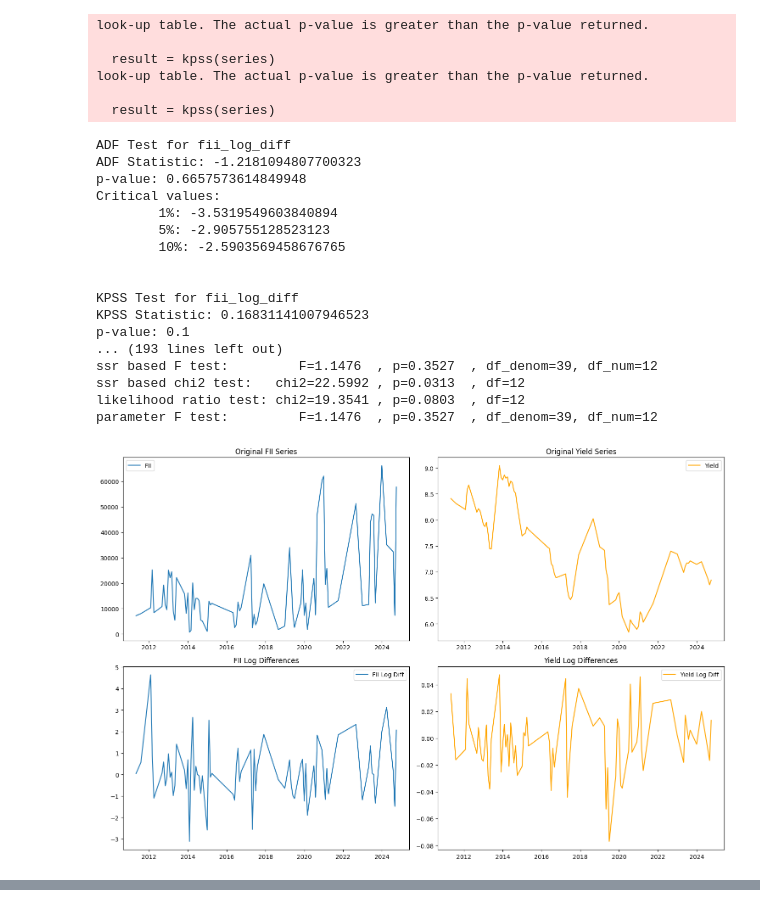
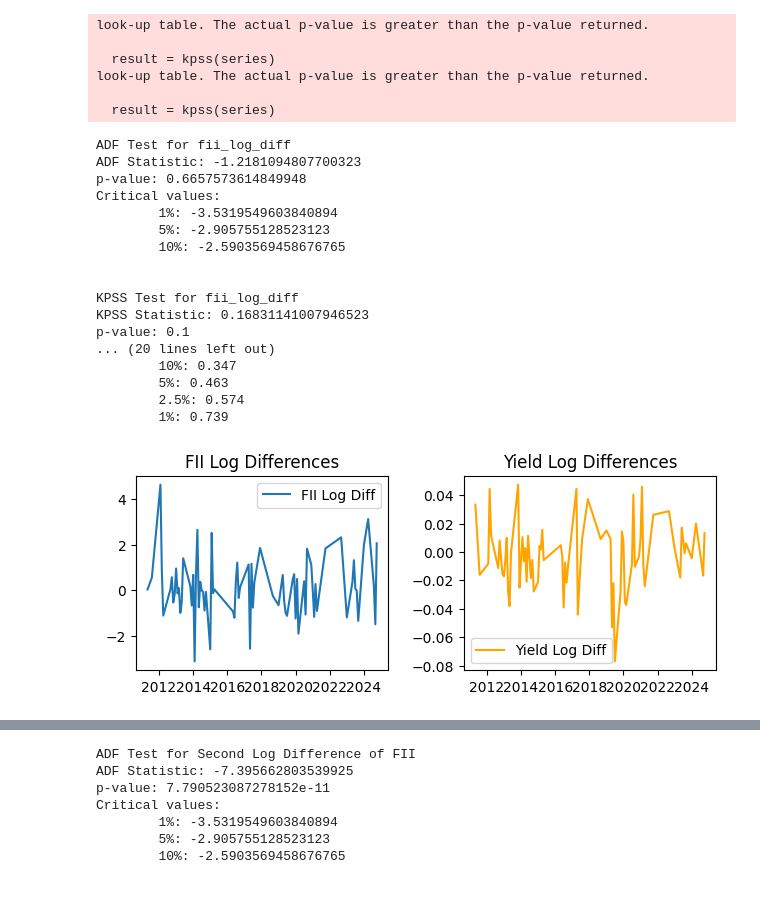
Before and after one commit to rouhin12/FPI-bonds-relations, a Jupyter notebook: Rouhin_data_code/rouhin-code.ipynb, the cells around one changed output, grey strips where cells are left out. Cells and saved outputs as stored; diff of their text form; code cells hidden in the pictures.

```diff
--- a/Rouhin_data_code/rouhin-code.ipynb
+++ b/Rouhin_data_code/rouhin-code.ipynb
@@ -4,10 +4,7 @@ import pandas as pd
 import numpy as np
 import matplotlib.pyplot as plt
 import seaborn as sns
-from statsmodels.tsa.stattools import adfuller, grangercausalitytests, coint
-from statsmodels.stats.diagnostic import acorr_ljungbox
-from statsmodels.tsa.api import VAR
-from statsmodels.tsa.stattools import kpss
+from statsmodels.tsa.stattools import adfuller, kpss
 
 # Read the data
 df = pd.read_excel("new_india-fii-yeild.xlsx")
@@ -46,32 +43,7 @@ for column in ['fii_log_diff', 'yield_log_diff']:
     adf_test(df[column], column)
     kpss_test(df[column], column)
 
-# Test for cointegration
-coint_result = coint(df['fii'], df['yield'])
-print('Cointegration test results:')
-print(f'Test statistic: {coint_result[0]}')
-print(f'P-value: {coint_result[1]}')
-
-# Granger causality test
-max_lag = 12  # Testing up to 12 months of lags
-granger_yield_to_fii = grangercausalitytests(df[['fii_log_diff', 'yield_log_diff']], maxlag=max_lag)
-granger_fii_to_yield = grangercausalitytests(df[['yield_log_diff', 'fii_log_diff']], maxlag=max_lag)
-
-# Visualizations
-plt.figure(figsize=(15, 10))
-
-# Original series
-plt.subplot(2, 2, 1)
-plt.plot(df.index, df['fii'], label='FII')
-plt.title('Original FII Series')
-plt.legend()
-
-plt.subplot(2, 2, 2)
-plt.plot(df.index, df['yield'], label='Yield', color='orange')
-plt.title('Original Yield Series')
-plt.legend()
-
-# Log-differenced series
+# Plot log differences
 plt.subplot(2, 2, 3)
 plt.plot(df.index, df['fii_log_diff'], label='FII Log Diff')
 plt.title('FII Log Differences')
@@ -83,37 +55,50 @@ plt.title('Yield Log Differences')
 plt.legend()
 
 plt.tight_layout()
 plt.show()
 
 # Correlation analysis
 correlation = df[['fii_log_diff', 'yield_log_diff']].corr()
 plt.figure(figsize=(8, 6))
 sns.heatmap(correlation, annot=True, cmap='coolwarm')
 plt.title('Correlation Matrix')
 plt.show()
+
+# Calculate second log difference for 'fii_log_diff'
+df['fii_log_diff2'] = df['fii_log_diff'].diff().dropna()
+
+# Perform ADF test on second log difference of 'fii_log_diff'
+adf_test(df['fii_log_diff2'].dropna(), "Second Log Difference of FII")
 # %% [output]
 look-up table. The actual p-value is greater than the p-value returned.
 
   result = kpss(series)
 look-up table. The actual p-value is greater than the p-value returned.
 
   result = kpss(series)
 ADF Test for fii_log_diff
 ADF Statistic: -1.2181094807700323
 p-value: 0.6657573614849948
 Critical values:
         1%: -3.5319549603840894
         5%: -2.905755128523123
         10%: -2.5903569458676765
 
 
 KPSS Test for fii_log_diff
 KPSS Statistic: 0.16831141007946523
 p-value: 0.1
-... (193 lines left out)
-ssr based F test:         F=1.1476  , p=0.3527  , df_denom=39, df_num=12
-ssr based chi2 test:   chi2=22.5992 , p=0.0313  , df=12
-likelihood ratio test: chi2=19.3541 , p=0.0803  , df=12
-parameter F test:         F=1.1476  , p=0.3527  , df_denom=39, df_num=12
+... (20 lines left out)
+        10%: 0.347
+        5%: 0.463
+        2.5%: 0.574
+        1%: 0.739
-[figure, old version]
+[figure, new version]
 [figure]
+ADF Test for Second Log Difference of FII
+ADF Statistic: -7.395662803539925
+p-value: 7.790523087278152e-11
+Critical values:
+        1%: -3.5319549603840894
+        5%: -2.905755128523123
+        10%: -2.5903569458676765
```
Also changed, not shown: 2 other files.
